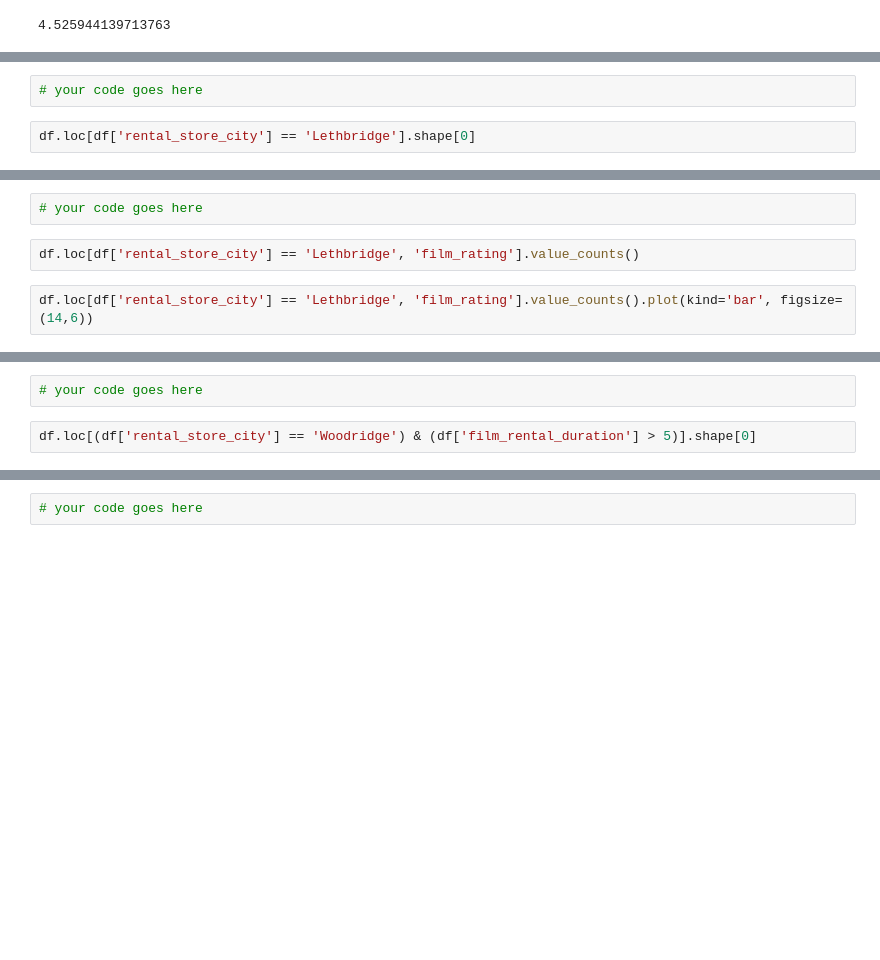
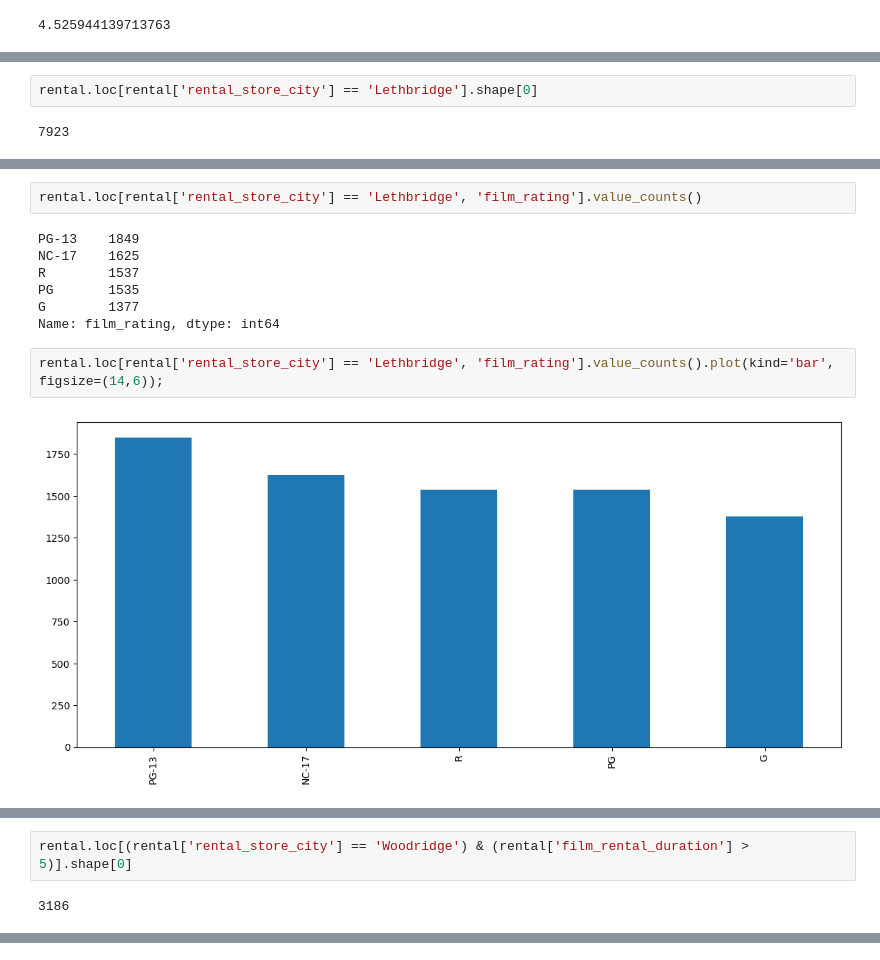
Before and after one commit to AlisonCG1/Freecodecamp-practice, a Jupyter notebook: Exercises_2.ipynb, the cells around one changed output, grey strips where cells are left out. Cells and saved outputs as stored; diff of their text form; blank space fills up the shorter version.

```diff
--- a/Exercises_2.ipynb
+++ b/Exercises_2.ipynb
@@ -256,34 +286,39 @@ df.loc[df['film_daily_rental_rate'] == df['film_daily_rental_rate'].max()].head(
 ![green-divider](https://user-images.githubusercontent.com/7065401/52071924-c003ad80-2562-11e9-8297-1c6595f8a7ff.png)
 
 ### How many rentals were made in Lethbridge city?
-# %%
-# your code goes here
 # %%
-df.loc[df['rental_store_city'] == 'Lethbridge'].shape[0]
+rental.loc[rental['rental_store_city'] == 'Lethbridge'].shape[0]
+# %% [output]
+7923
 # %% [markdown]
 ![green-divider](https://user-images.githubusercontent.com/7065401/52071924-c003ad80-2562-11e9-8297-1c6595f8a7ff.png)
 
 ### How many rentals of each film rating were made in Lethbridge city?
 
 Show a <b>bar plot</b> with each film rating count.
-# %%
-# your code goes here
 # %%
-df.loc[df['rental_store_city'] == 'Lethbridge', 'film_rating'].value_counts()
+rental.loc[rental['rental_store_city'] == 'Lethbridge', 'film_rating'].value_counts()
+# %% [output]
+PG-13    1849
+NC-17    1625
+R        1537
+PG       1535
+G        1377
+Name: film_rating, dtype: int64
 # %%
-df.loc[df['rental_store_city'] == 'Lethbridge', 'film_rating'].value_counts().plot(kind='bar', figsize=(14,6))
+rental.loc[rental['rental_store_city'] == 'Lethbridge', 'film_rating'].value_counts().plot(kind='bar', figsize=(14,6));
+# %% [output]
+[figure, added]
 # %% [markdown]
 ![green-divider](https://user-images.githubusercontent.com/7065401/52071924-c003ad80-2562-11e9-8297-1c6595f8a7ff.png)
 
 ### How many rentals were made in Woodridge city with rental duration higher than 5 days?
-# %%
-# your code goes here
 # %%
-df.loc[(df['rental_store_city'] == 'Woodridge') & (df['film_rental_duration'] > 5)].shape[0]
+rental.loc[(rental['rental_store_city'] == 'Woodridge') & (rental['film_rental_duration'] > 5)].shape[0]
+# %% [output]
+3186
 # %% [markdown]
 ![green-divider](https://user-images.githubusercontent.com/7065401/52071924-c003ad80-2562-11e9-8297-1c6595f8a7ff.png)
 
 ### How many rentals were made at the store with id 2 or with replacement cost lower than 10.99 USD?
-# %%
-# your code goes here
 # %%
```
Also changed, not shown: parts of 13 cells of this notebook.
